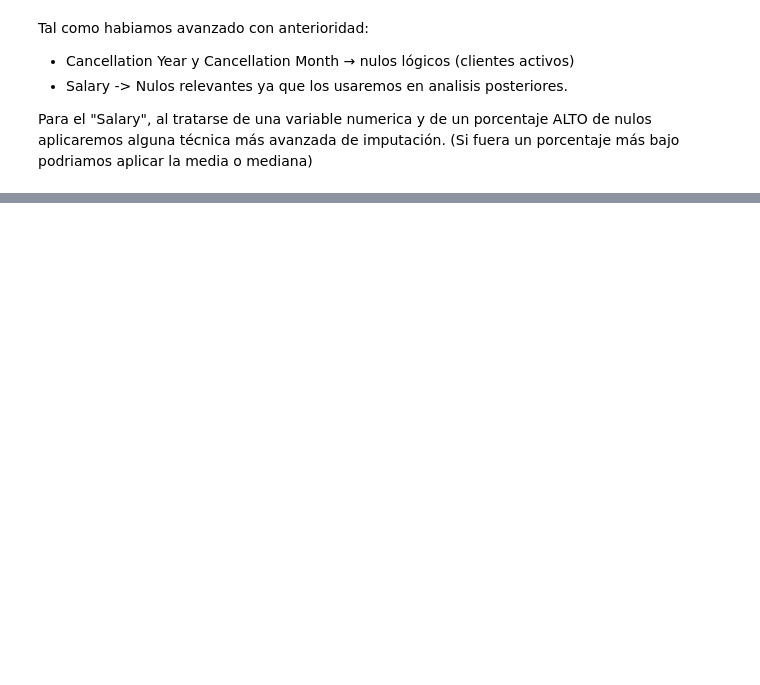
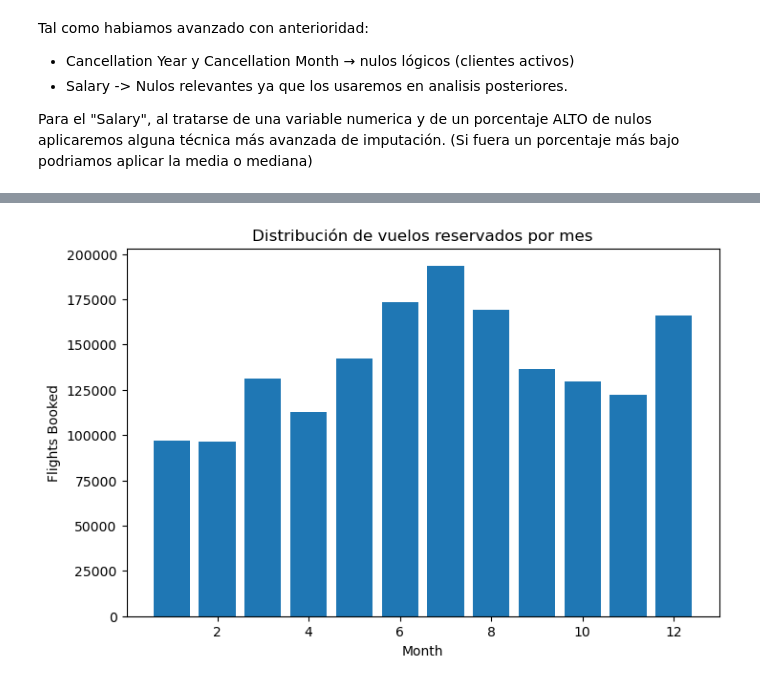
Before and after one commit to Adalab/bda-modulo-3-evaluacion-final-LauraBove, a Jupyter notebook: bda-modulo-3-evaluacion-final-LauraBove.ipynb, the cells around one changed output, grey strips where cells are left out. Drawn from its saved outputs; the diff is of its cells as text; code cells hidden in the pictures; blank space fills up the shorter version.

```diff
--- a/bda-modulo-3-evaluacion-final-LauraBove.ipynb
+++ b/bda-modulo-3-evaluacion-final-LauraBove.ipynb
@@ -358,0 +789,13 @@ plt.show()
+# %%
+# ¿Cómo se distribuye la cantidad de vuelos reservados por mes durante el año?
+
+vuelos_por_mes = df_merge.groupby('Month')['Flights Booked'].sum()
+
+plt.figure(figsize=(8, 5))
+plt.bar(vuelos_por_mes.index, vuelos_por_mes.values)
+plt.xlabel('Month')
+plt.ylabel('Flights Booked')
+plt.title('Distribución de vuelos reservados por mes')
+plt.show()
+# %% [output]
+[figure, added]
```
Also changed, not shown: parts of 61 cells of this notebook.
